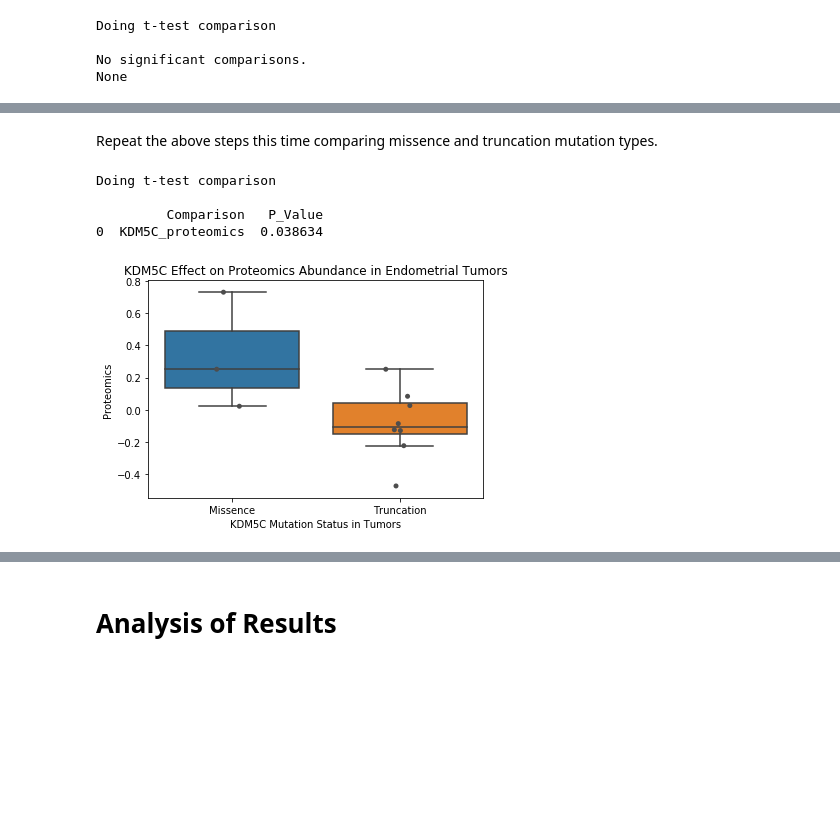
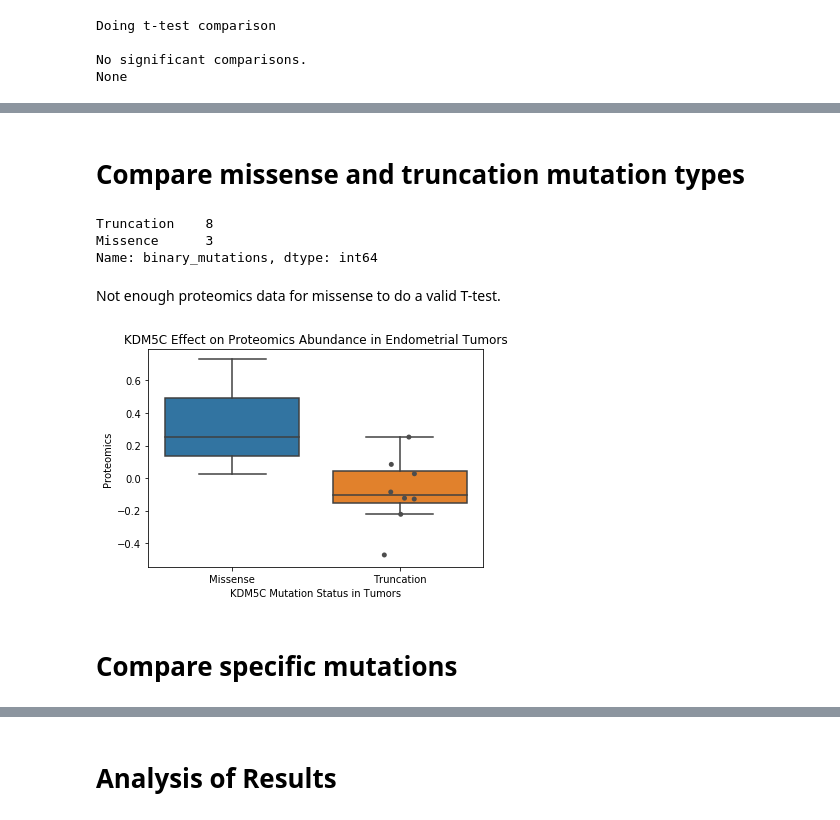
Before and after one commit to PayneLab/WhenMutationsMatter, a Jupyter notebook: Protein Notebooks/Kidney/KDM5C/KDM5C_cis_proteomics.ipynb, the cells around one changed output, grey strips where cells are left out. Drawn from its saved outputs; the diff is of its cells as text; code cells hidden in the pictures; blank space fills up the shorter version.

```diff
--- a/Protein Notebooks/Kidney/KDM5C/KDM5C_cis_proteomics.ipynb
+++ b/Protein Notebooks/Kidney/KDM5C/KDM5C_cis_proteomics.ipynb
@@ -77,24 +79,24 @@ plt.show()
-# %% [markdown]
-Repeat the above steps this time comparing missence and truncation mutation types.
-# %%
-rc_type = f.get_missence_truncation_comparison(rc_object, 'proteomics', gene)
-
-print("Doing t-test comparison\n")
-significant_pval_results = al.wrap_ttest(rc_type, 'binary_mutations', omics_col_list)
-print(significant_pval_results)
-# ? not enough data?
-# %% [output]
-Doing t-test comparison
-
-         Comparison   P_Value
-0  KDM5C_proteomics  0.038634
+# %% [markdown]
+# Compare missense and truncation mutation types
+# %%
+rc_type = f.get_missence_truncation_comparison(rc_object, 'proteomics', gene)
+rc_type_real_measurements = rc_type.dropna(axis=0)
+rc_type_real_measurements['binary_mutations'].value_counts()
+# %% [output]
+Truncation    8
+Missence      3
+Name: binary_mutations, dtype: int64
+# %% [markdown]
+Not enough proteomics data for missense to do a valid T-test.
 # %%
 rc_cis_boxplot = sns.boxplot(data = rc_type, x = 'binary_mutations',
-                          y = prot_col, order = ["Missence","Truncation"], showfliers = False)
+                          y = prot_col, order = ["Missense","Truncation"], showfliers = False)
 rc_cis_boxplot.set_title(gene + " Effect on Proteomics Abundance in Endometrial Tumors")
 rc_cis_boxplot = sns.stripplot(data= rc_type, x = 'binary_mutations',
-                            y = prot_col, jitter = True, color = ".3", order = ["Missence","Truncation"])
+                            y = prot_col, jitter = True, color = ".3", order = ["Missense","Truncation"])
 rc_cis_boxplot.set(xlabel = gene + " Mutation Status in Tumors", ylabel = "Proteomics")
 plt.show()
 # %% [output]
-[figure, old version]
+[figure, new version]
+# %% [markdown]
+# Compare specific mutations
```
Also changed, not shown: parts of 9 cells of this notebook, 4 other files.
